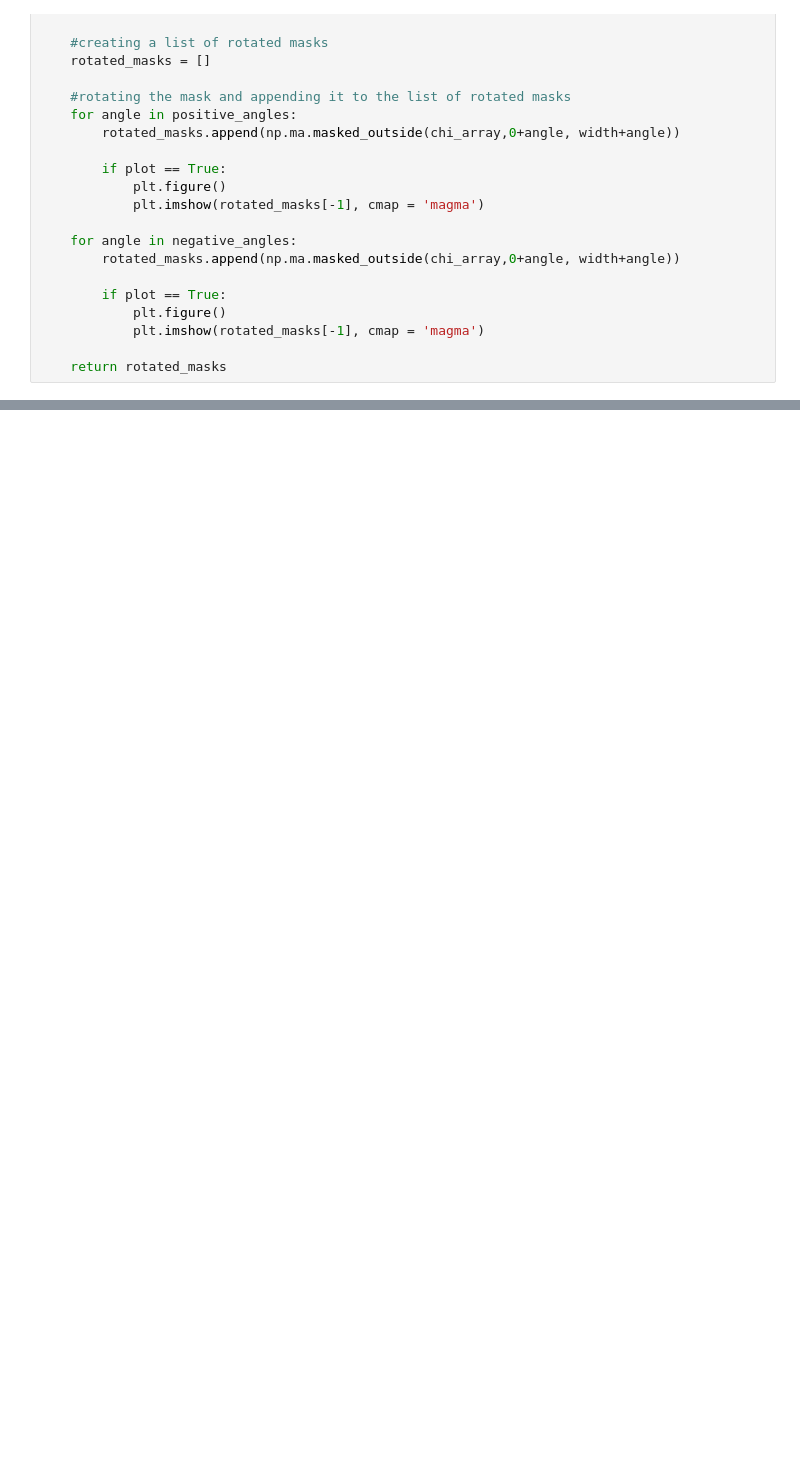
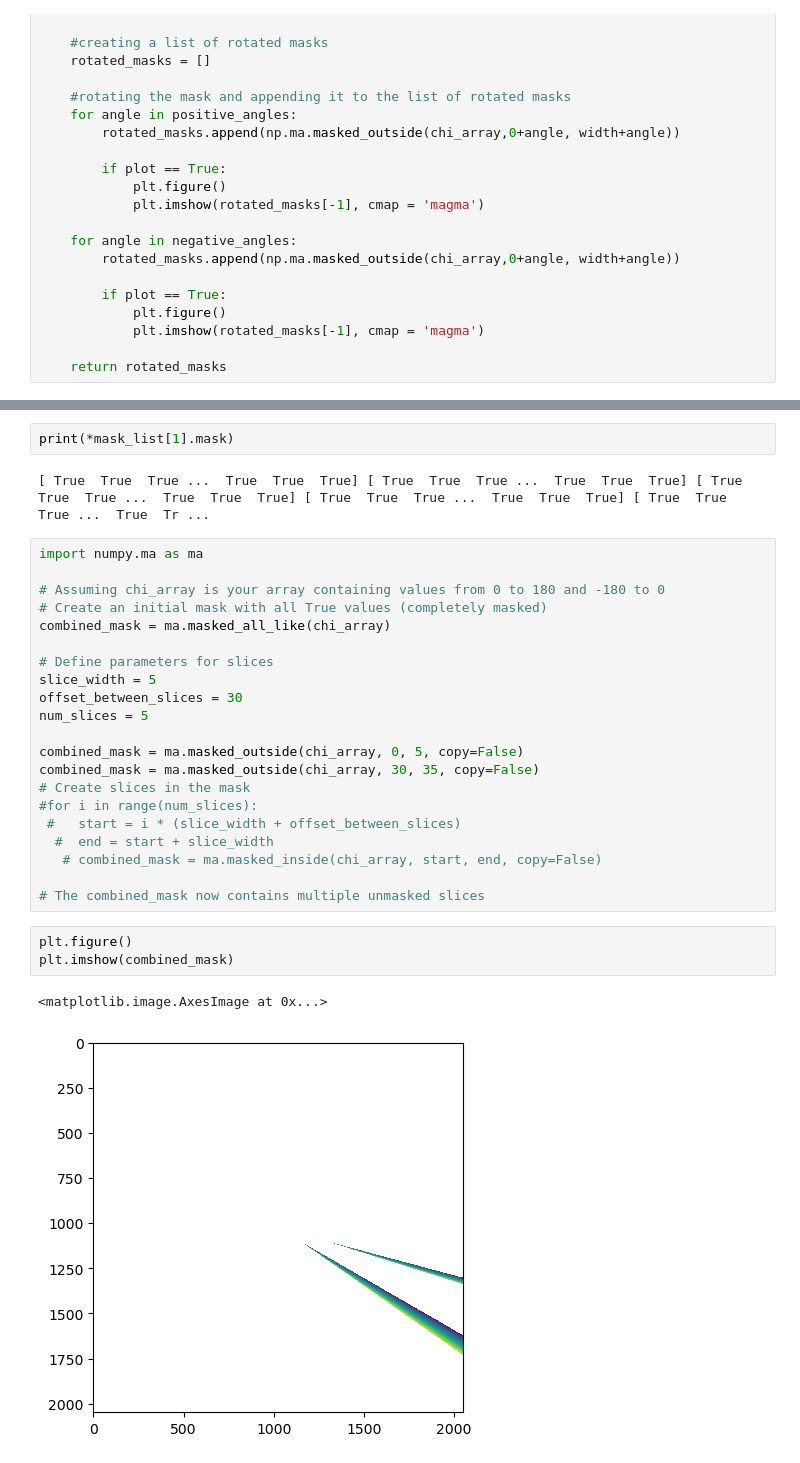
Before and after one commit to dnalverson/SimDAT2D, a Jupyter notebook: SimDAT2D/notebooks/slice_mask.ipynb, the cells around one changed output, grey strips where cells are left out. Cells and saved outputs as stored; diff of their text form; blank space fills up the shorter version.

```diff
--- a/SimDAT2D/notebooks/slice_mask.ipynb
+++ b/SimDAT2D/notebooks/slice_mask.ipynb
@@ -124,0 +220,31 @@ len(rotated_masks)
+# %%
+print(*mask_list[1].mask)
+# %% [output]
+[ True  True  True ...  True  True  True] [ True  True  True ...  True  True  True] [ True  True  True ...  True  True  True] [ True  True  True ...  True  True  True] [ True  True  True ...  True  Tr ...
+# %%
+import numpy.ma as ma
+
+# Assuming chi_array is your array containing values from 0 to 180 and -180 to 0
+# Create an initial mask with all True values (completely masked)
+combined_mask = ma.masked_all_like(chi_array)
+
+# Define parameters for slices
+slice_width = 5
+offset_between_slices = 30
+num_slices = 5
+
+combined_mask = ma.masked_outside(chi_array, 0, 5, copy=False)
+combined_mask = ma.masked_outside(chi_array, 30, 35, copy=False)
+# Create slices in the mask
+#for i in range(num_slices):
+ #   start = i * (slice_width + offset_between_slices)
+  #  end = start + slice_width
+   # combined_mask = ma.masked_inside(chi_array, start, end, copy=False)
+
+# The combined_mask now contains multiple unmasked slices
+# %%
+plt.figure()
+plt.imshow(combined_mask)
+# %% [output]
+<matplotlib.image.AxesImage at 0x...>
+[figure, added]
```
Also changed, not shown: parts of 13 cells of this notebook.
